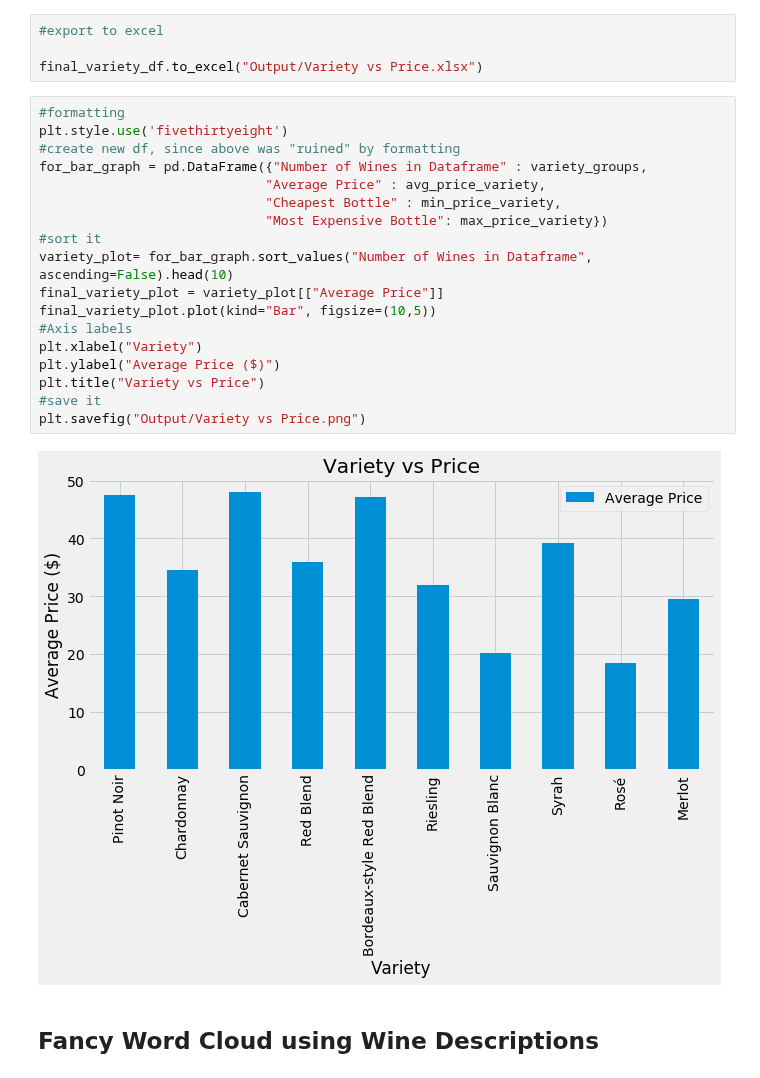
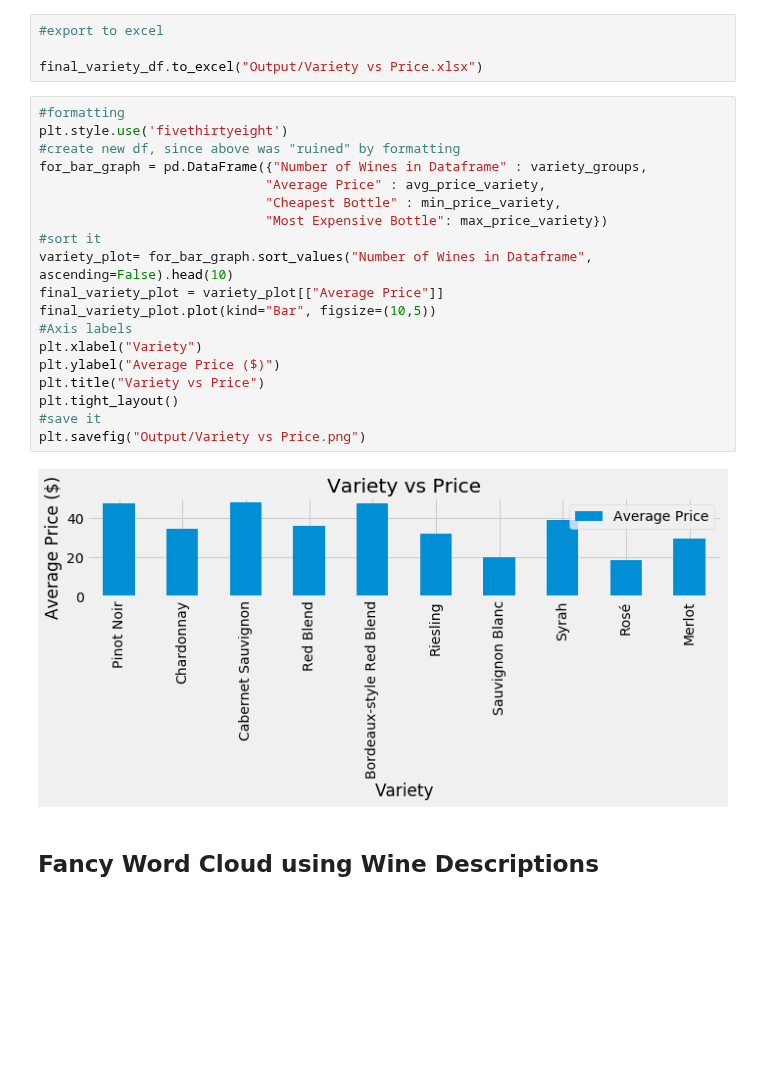
Before and after one commit to madengr00/PourTaste, a Jupyter notebook: Erins_Project_Work.ipynb, the cells around one changed output. Drawn from its saved outputs; the diff is of its cells as text; blank space fills up the shorter version.

```diff
--- a/Erins_Project_Work.ipynb
+++ b/Erins_Project_Work.ipynb
@@ -218,23 +220,24 @@ final_variety_df.to_excel("Output/Variety vs Price.xlsx")
 # %%
 #formatting
 plt.style.use('fivethirtyeight')
 #create new df, since above was "ruined" by formatting
 for_bar_graph = pd.DataFrame({"Number of Wines in Dataframe" : variety_groups,
                              "Average Price" : avg_price_variety,
                              "Cheapest Bottle" : min_price_variety,
                              "Most Expensive Bottle": max_price_variety})
 #sort it
 variety_plot= for_bar_graph.sort_values("Number of Wines in Dataframe", ascending=False).head(10)
 final_variety_plot = variety_plot[["Average Price"]]
 final_variety_plot.plot(kind="Bar", figsize=(10,5))
 #Axis labels
 plt.xlabel("Variety")
 plt.ylabel("Average Price ($)")
 plt.title("Variety vs Price")
+plt.tight_layout()
 #save it
 plt.savefig("Output/Variety vs Price.png")
 # %% [output]
-[figure, old version]
+[figure, new version]
 # %% [markdown]
 ## Fancy Word Cloud using Wine Descriptions
 # %%
```
Also changed, not shown: parts of 3 cells of this notebook, 7 other files.
